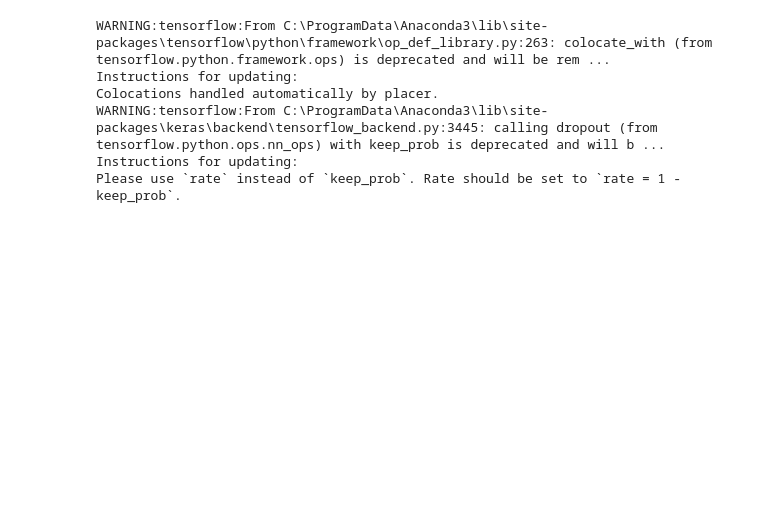
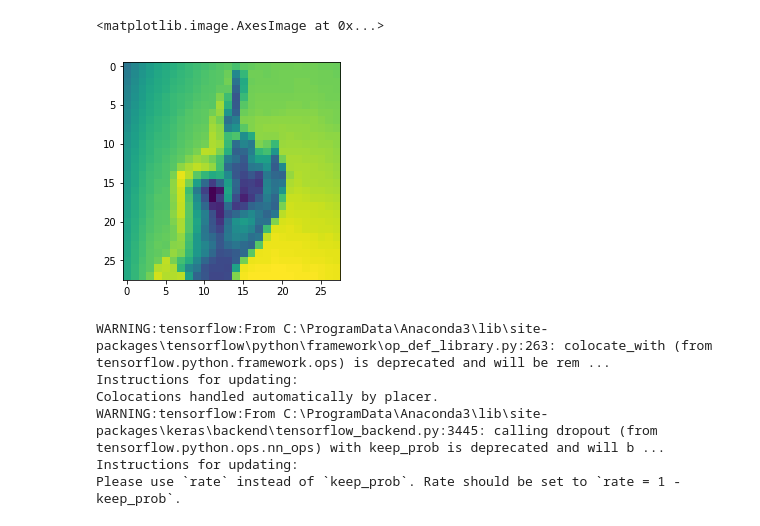
Before and after one commit to MHabiburRahman7/DeepLearningHand, a Jupyter notebook: CNN with 4 scenarios.ipynb, the cells around one changed output. Saved outputs shown, nothing was run; the diff lists cells and outputs as text; code cells hidden in the pictures; blank space fills up the shorter version.

```diff
--- a/CNN with 4 scenarios.ipynb
+++ b/CNN with 4 scenarios.ipynb
@@ -36,6 +42,9 @@ np.unique(unique_train_val)
 # %%
-#let see image before it is normalized
-plt.imshow(X_train[0].reshape(28,28))
+#let see image after its normalized
+plt.imshow(X[0].reshape(28,28))
+# %% [output]
+<matplotlib.image.AxesImage at 0x...>
+[figure, added]
 # %%
 # Each image's dimension is 28 x 28
 img_rows, img_cols = 28, 28
```
Also changed, not shown: parts of 29 cells of this notebook, 3 other files.
